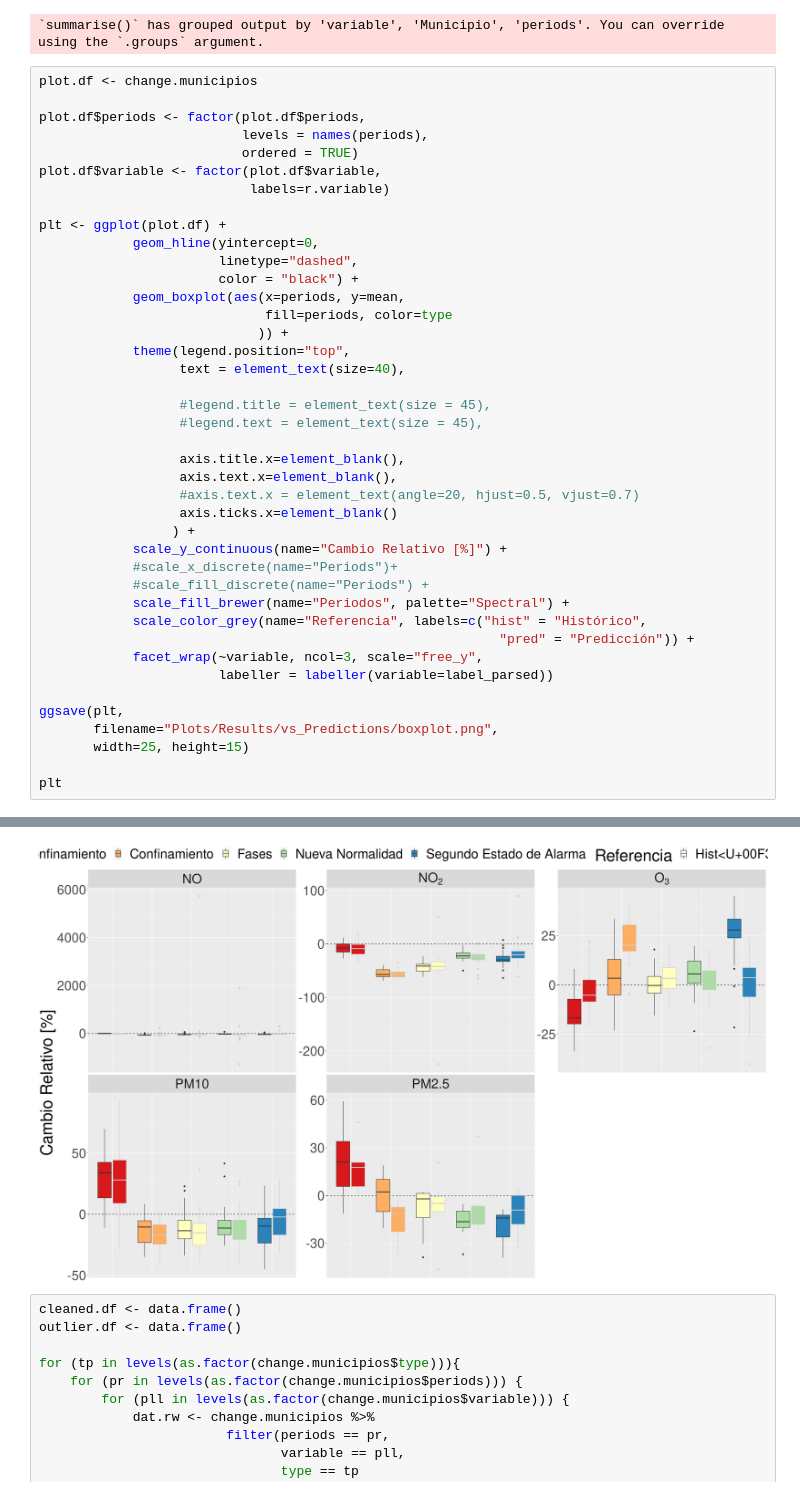
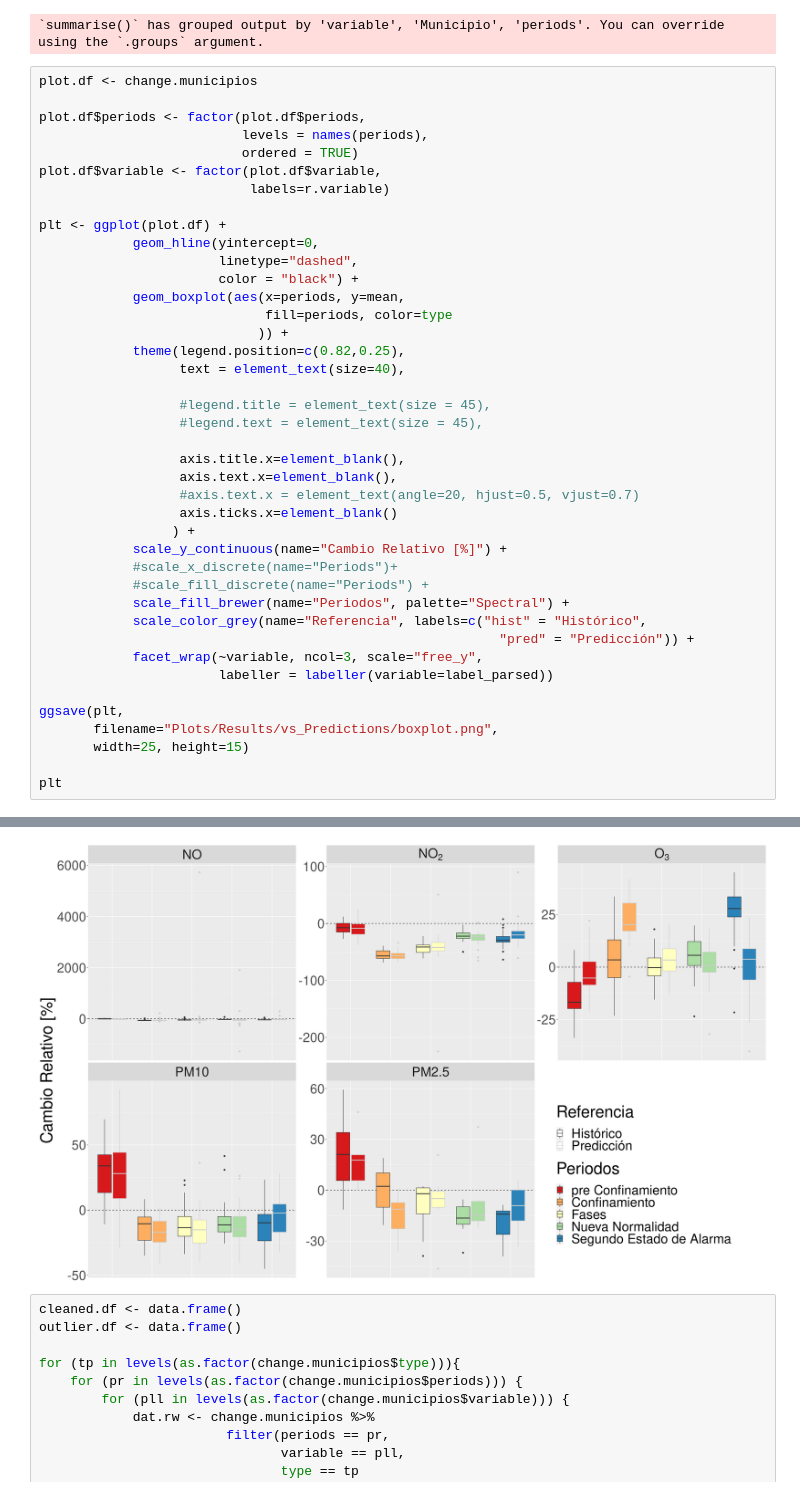
Before and after one commit to Jaimedgp/AirQualityCOVID, a Jupyter notebook: notebooks/Analysis/Predictions-Change.ipynb, the cells around one changed output, grey strips where cells are left out. Drawn from its saved outputs; the diff is of its cells as text.

```diff
--- a/notebooks/Analysis/Predictions-Change.ipynb
+++ b/notebooks/Analysis/Predictions-Change.ipynb
@@ -121,7 +121,7 @@ plt <- ggplot(plot.df) +
             geom_boxplot(aes(x=periods, y=mean,
                              fill=periods, color=type
                             )) +
-            theme(legend.position="top",
+            theme(legend.position=c(0.82,0.25),
                   text = element_text(size=40),
 
                   #legend.title = element_text(size = 45),
@@ -154,4 +154,4 @@ Warning message:
-[figure, old version]
+[figure, new version]
 # %%
 cleaned.df <- data.frame()
 outlier.df <- data.frame()
```
Also changed, not shown: parts of 7 cells of this notebook, 2 other files.
